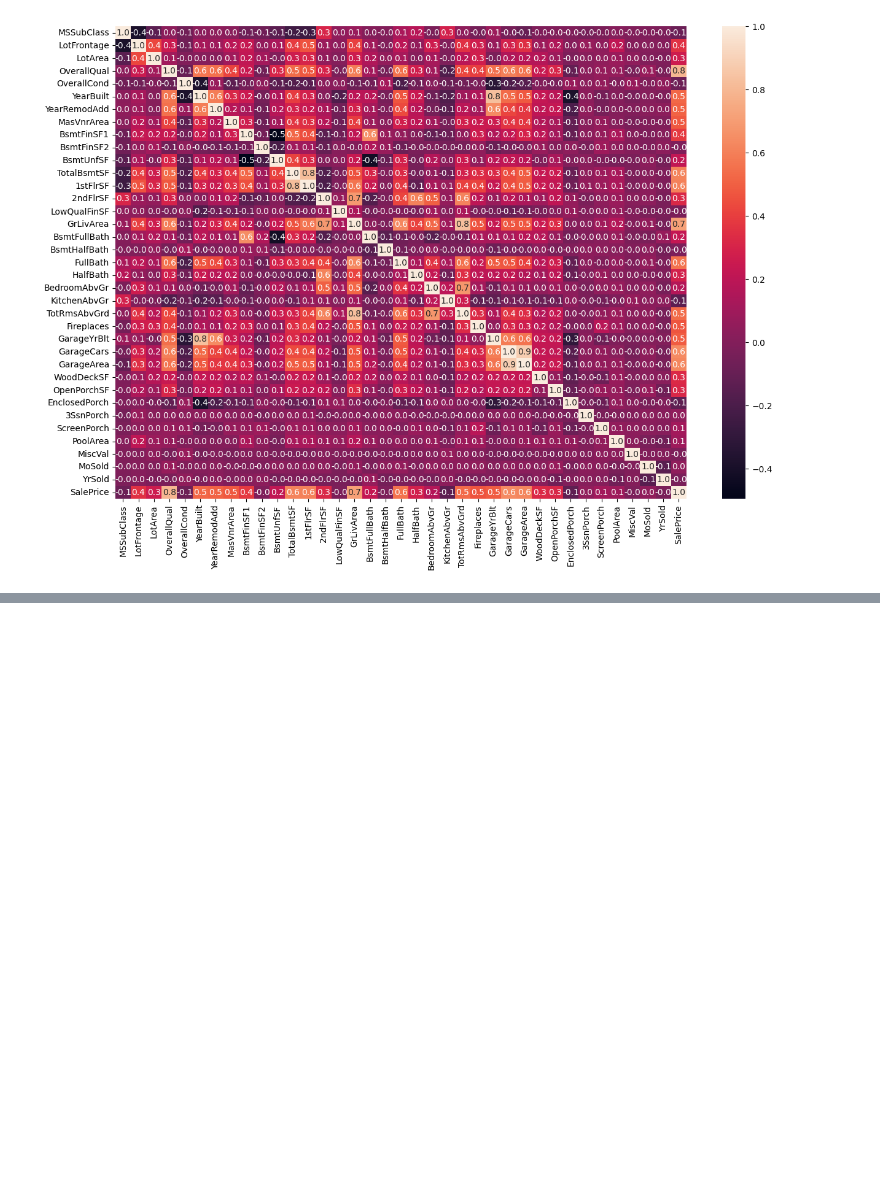
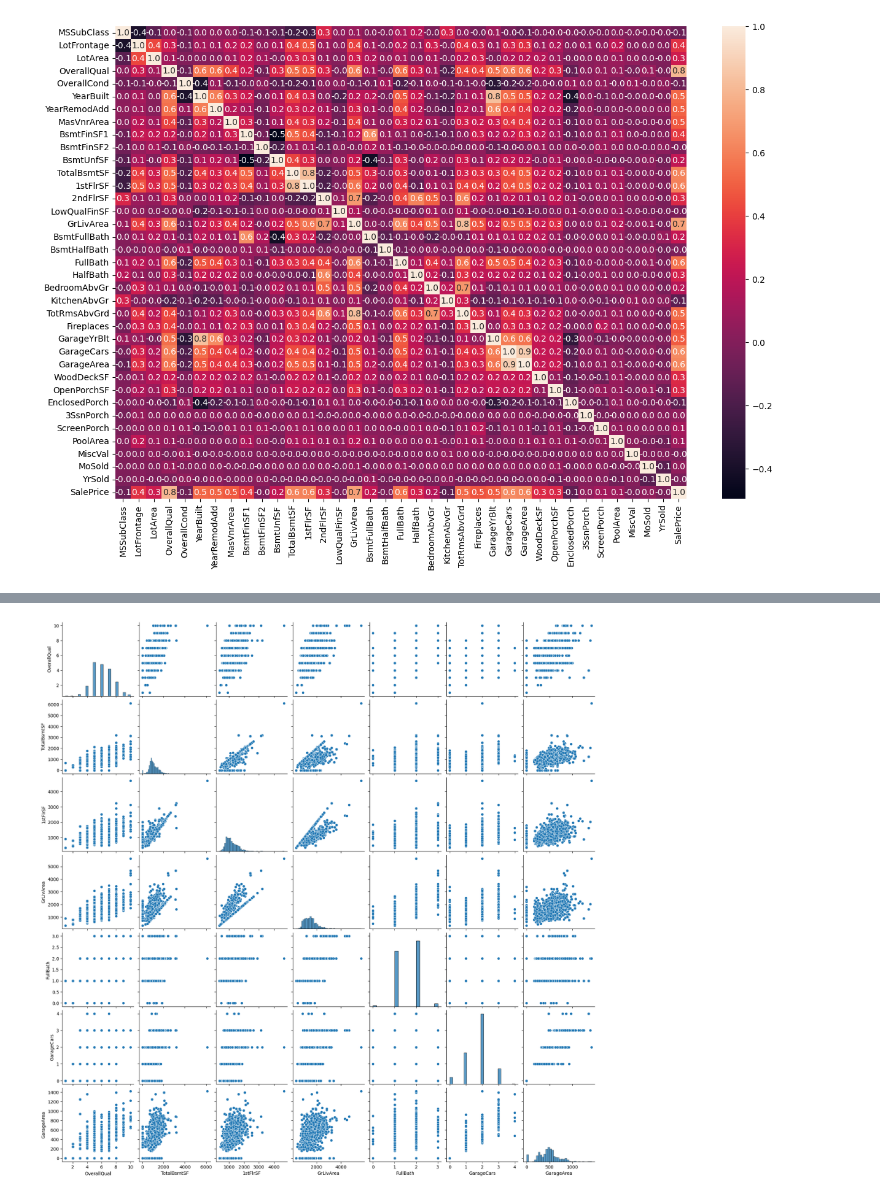
Before and after one commit to Venchislaw/PracticalAI, a Jupyter notebook: Machine Learning/RealProjects/RealEstateWebSite/data_science/Data Analysis/data_analysis.ipynb, the cells around one changed output, grey strips where cells are left out. Drawn from its saved outputs; the diff is of its cells as text; code cells hidden in the pictures; blank space fills up the shorter version.

```diff
--- a/Machine Learning/RealProjects/RealEstateWebSite/data_science/Data Analysis/data_analysis.ipynb
+++ b/Machine Learning/RealProjects/RealEstateWebSite/data_science/Data Analysis/data_analysis.ipynb
@@ -35,0 +46,5 @@ sns.heatmap(df.corr(numeric_only=True), annot=True, fmt=".1f");
+# %%
+important_features = [
+    "OverallQual", "TotalBsmtSF", "1stFlrSF",
+    "GrLivArea", "FullBath", "GarageCars", "GarageArea"
+]
@@ -35,0 +62,5 @@ sns.heatmap(df.corr(numeric_only=True), annot=True, fmt=".1f");
+# %%
+sns.pairplot(df[important_features]);
+plt.savefig("buddies_pairplot.png")
+# %% [output]
+[figure, added]
```
Also changed, not shown: parts of 6 cells of this notebook, 1 other file.
